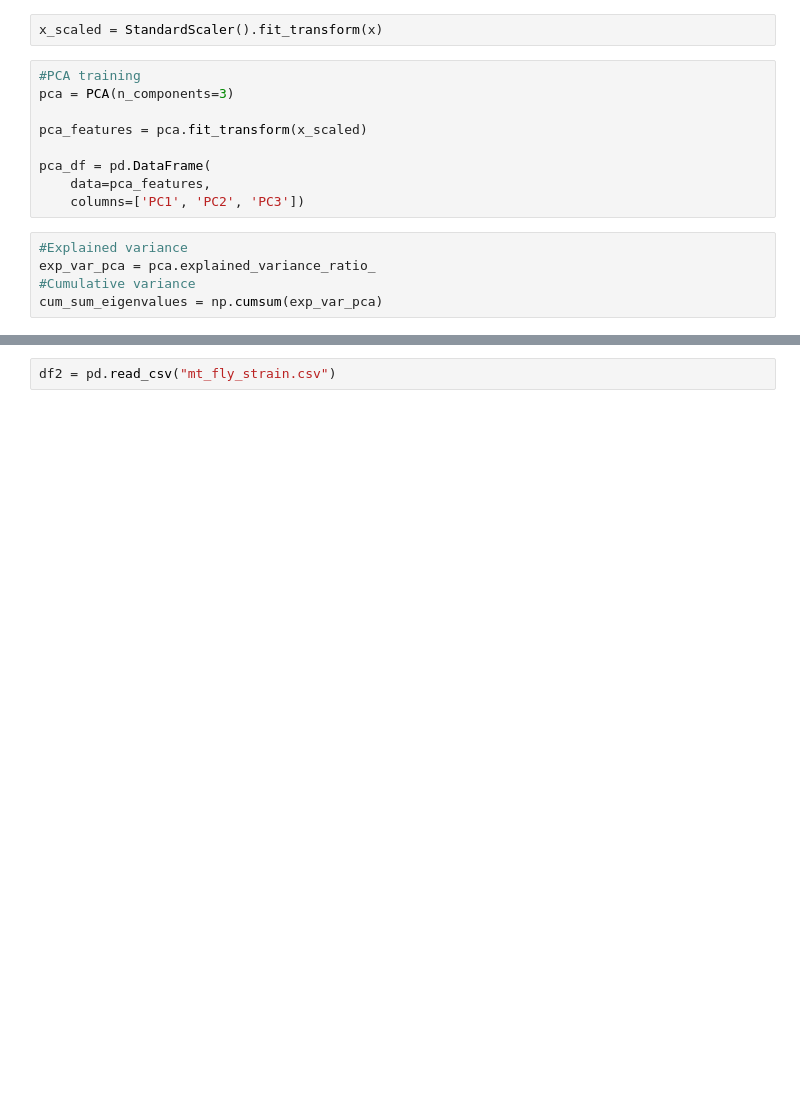
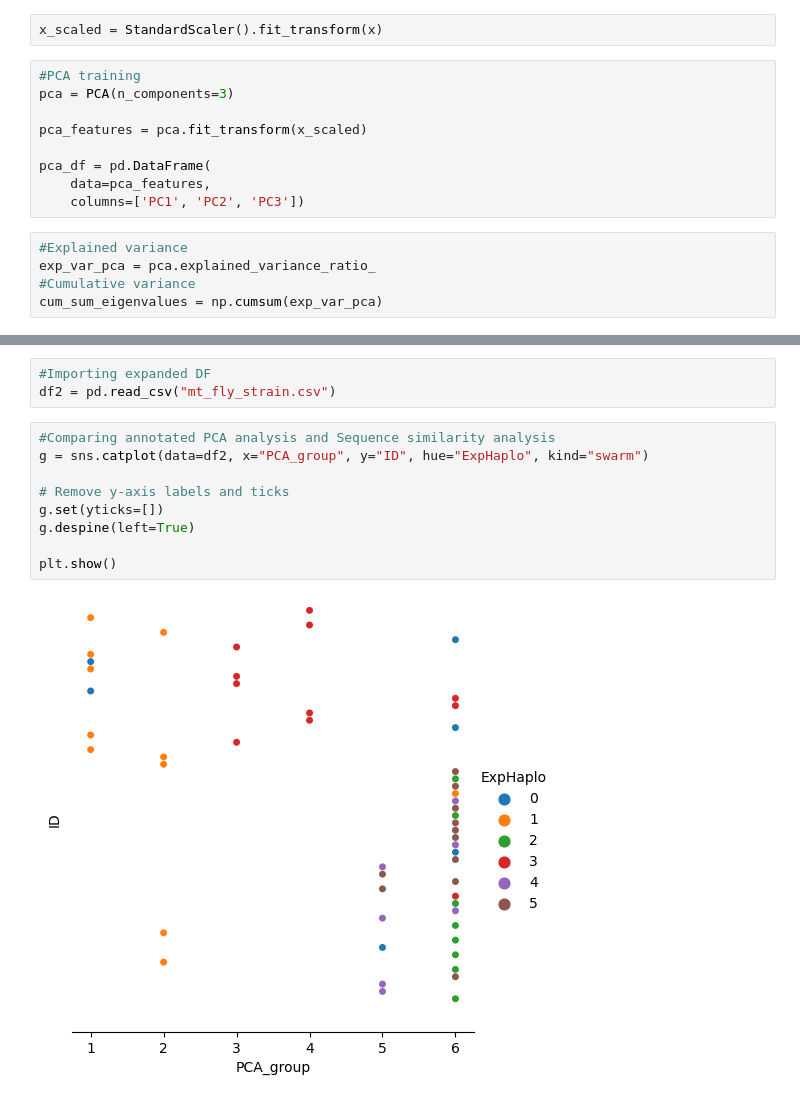
Before and after one commit to dylanwtodd/GrahamLab, a Jupyter notebook: mt_fly_PCA.ipynb, the cells around one changed output, grey strips where cells are left out. Drawn from its saved outputs; the diff is of its cells as text; blank space fills up the shorter version.

```diff
--- a/mt_fly_PCA.ipynb
+++ b/mt_fly_PCA.ipynb
@@ -144,2 +161,14 @@ KeyError: 56
 # %%
+#Importing expanded DF
 df2 = pd.read_csv("mt_fly_strain.csv")
+# %%
+#Comparing annotated PCA analysis and Sequence similarity analysis
+g = sns.catplot(data=df2, x="PCA_group", y="ID", hue="ExpHaplo", kind="swarm")
+
+# Remove y-axis labels and ticks
+g.set(yticks=[])
+g.despine(left=True)
+
+plt.show()
+# %% [output]
+[figure, added]
```
Also changed, not shown: parts of 16 cells of this notebook, 3 other files.
